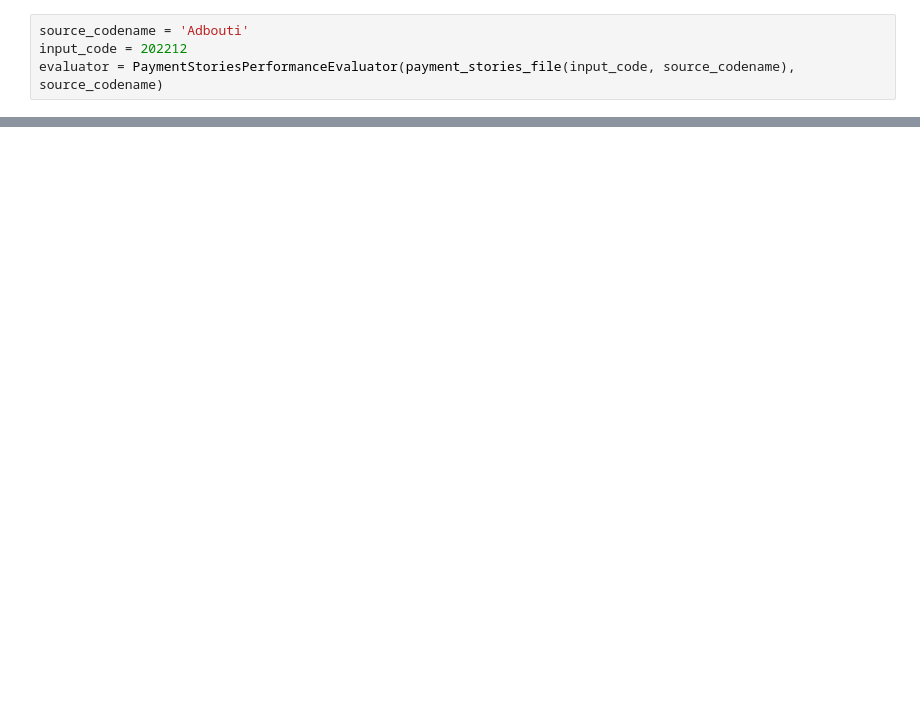
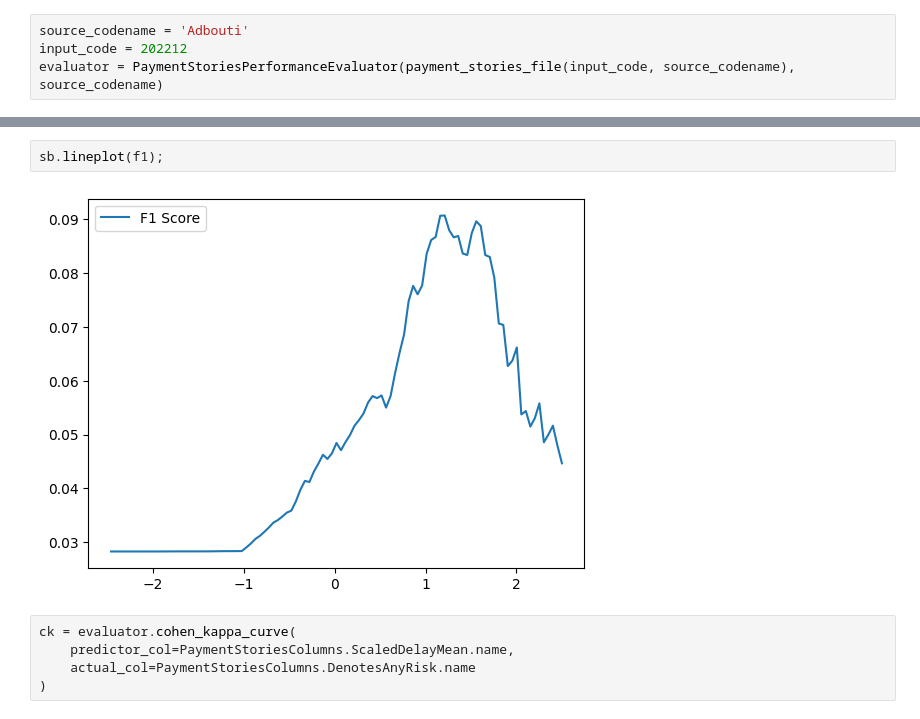
Before and after one commit to konradgrodek/ADDS_PayDelay, a Jupyter notebook: 40_performance/400_performance_visualization.ipynb, the cells around one changed output, grey strips where cells are left out. Saved outputs shown, nothing was run; the diff lists cells and outputs as text; blank space fills up the shorter version.

```diff
--- a/40_performance/400_performance_visualization.ipynb
+++ b/40_performance/400_performance_visualization.ipynb
@@ -63,0 +45,9 @@ pc.invert(truth)
+# %%
+sb.lineplot(f1);
+# %% [output]
+[figure, added]
+# %%
+ck = evaluator.cohen_kappa_curve(
+    predictor_col=PaymentStoriesColumns.ScaledDelayMean.name,
+    actual_col=PaymentStoriesColumns.DenotesAnyRisk.name
+)
```
Also changed, not shown: parts of 17 cells of this notebook, 6 other files.
